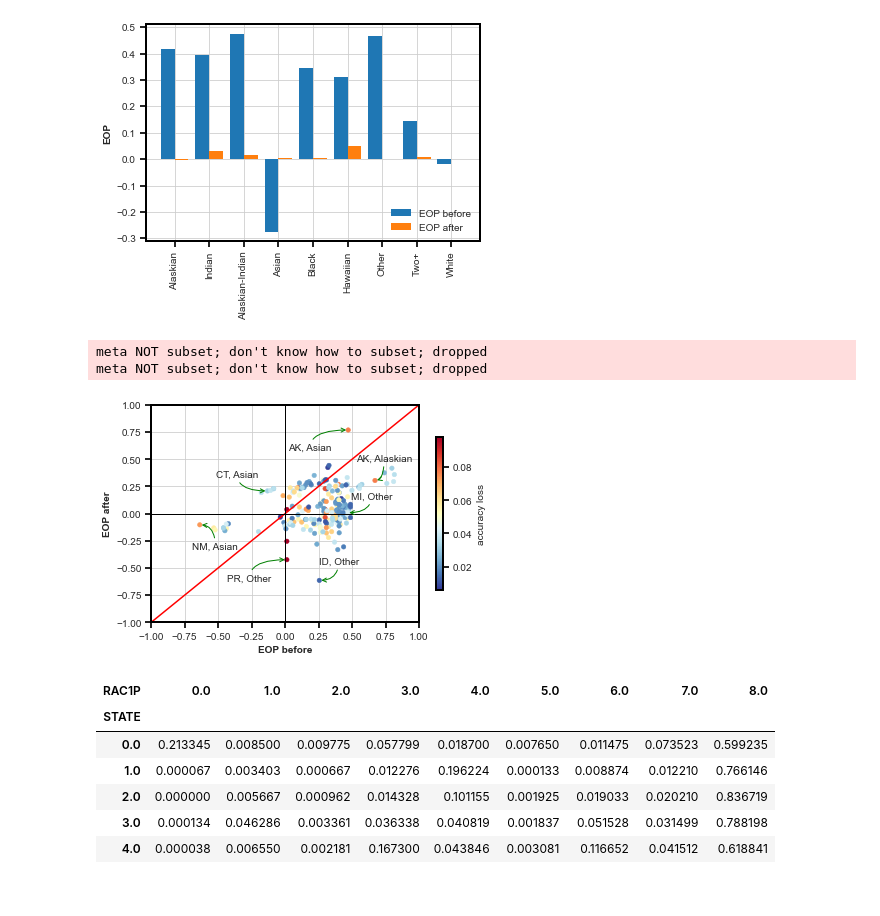
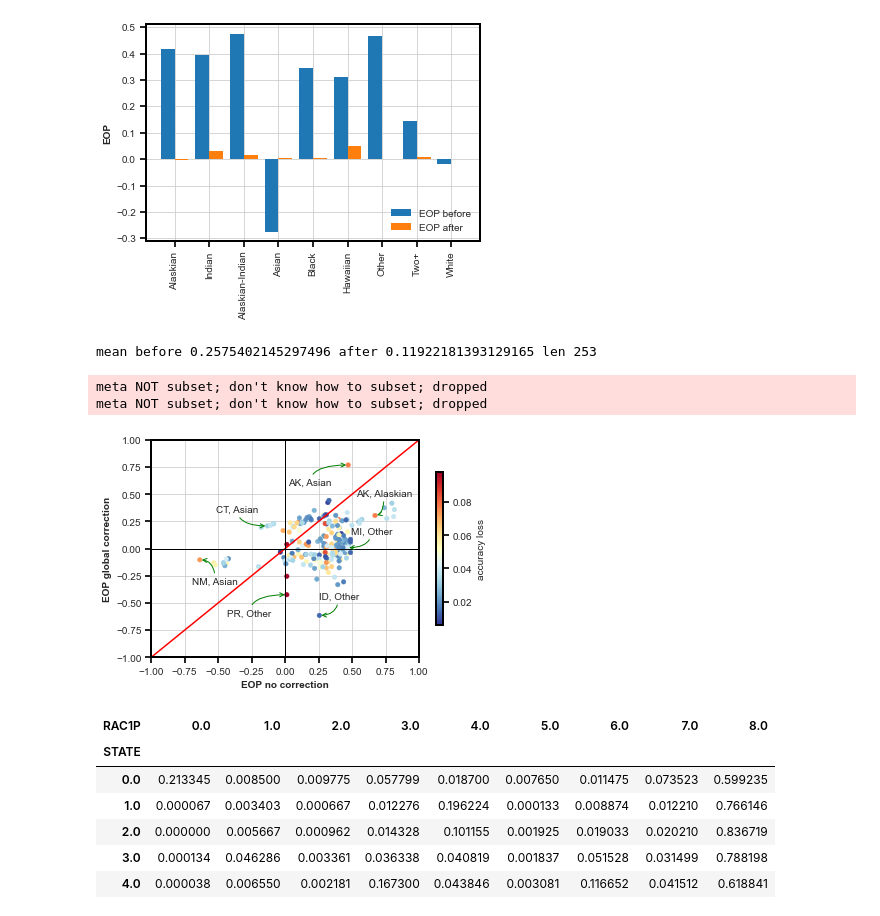
Before and after one commit to ruggieris/DD, a Jupyter notebook: notebooks/dd_sub2022.ipynb, the cells around one changed output. Saved outputs shown, nothing was run; the diff lists cells and outputs as text; code cells hidden in the pictures.

```diff
--- a/notebooks/dd_sub2022.ipynb
+++ b/notebooks/dd_sub2022.ipynb
@@ -383,7 +383,11 @@ def data_plot(disc_b, metric_b, disc_a, metric_a, unpr=False):
             acs.append(acc_diff)
     return xs, ys, descs, acs
 
+xs, ys, descs, acs = data_plot(disc_b, metric_b, disc_a, metric_a, True)
+print('mean before', np.mean([abs(x) for x in xs]), 'after', np.mean([abs(y) for y in ys]), 'len', len(xs))
 xs, ys, descs, acs = data_plot(disc_b, metric_b, disc_a, metric_a)
+# %% [output]
+mean before 0.2575402145297496 after 0.11922181393129165 len 253
 # %%
 # development only
 if False:
@@ -392,42 +396,42 @@ if False:
             print(i, xs[i], ys[i], ys[i]-xs[i], acs[i], descs[i])
 # %%
 plt.scatter(xs, ys, c =acs, linewidths = .5, marker ="o", cmap="RdYlBu_r", s=20)
-plt.xlabel("EOP before", fontweight="bold")
-plt.ylabel("EOP after", fontweight="bold")
+plt.xlabel("EOP no correction", fontweight="bold")
+plt.ylabel("EOP global correction", fontweight="bold")
 plt.xlim([-1, 1])
 plt.ylim([-1, 1])
 plt.axline((0, 0), (1, 1), linewidth=1.5, color='r')
 plt.axline((0, 0), (0, 1), linewidth=1, color='black')
 plt.axline((0, 0), (1, 0), linewidth=1, color='black')
 arrow_properties = dict(color='green', arrowstyle="->", connectionstyle="angle3,angleA=90,angleB=0")
 id = 6 # 6 0.4711111111111111 0.7688888888888888 0.29777777777777775 0.07711651299245603 ('STATE=AK', 'RAC1P=Asian alone')
 plt.annotate("AK, Asian", xy=(xs[id], ys[id]), xycoords='data', xytext=(0.35, 0.65), textcoords='data',
             arrowprops=arrow_properties, horizontalalignment='right', verticalalignment='top')
 id = 88 # 88 0.46383446255264604 0.007605444668253691 -0.45622901788439235 0.024772313296903437 ('STATE=MI', 'RAC1P=Some Other Race alone')
 plt.annotate("MI, Other", xy=(xs[id], ys[id]), xycoords='data', xytext=(0.8, 0.2), textcoords='data',
             arrowprops=arrow_properties, horizontalalignment='right', verticalalignment='top')
 id = 49 # 49 0.2553729456384324 -0.6145526057030481 -0.8699255513414805 0.013528336380255968 ('STATE=ID', 'RAC1P=Some Other Race alone')
 plt.annotate("ID, Other", xy=(xs[id], ys[id]), xycoords='data', xytext=(0.55, -0.4), textcoords='data',
             arrowprops=arrow_properties, horizontalalignment='right', verticalalignment='top')
 id = 202 # 202 0.012861736334405145 -0.4242363344051447 -0.4370980707395498 0.09780830879947655 ('STATE=PR', 'RAC1P=Some Other Race alone')
 plt.annotate("PR, Other", xy=(xs[id], ys[id]), xycoords='data', xytext=(-0.1, -0.55), textcoords='data',
             arrowprops=arrow_properties, horizontalalignment='right', verticalalignment='top')
 id = 31 # 31 -0.13187038726262545 0.2084335351189982 0.34030392238162366 0.032228075612023566 ('STATE=CT', 'RAC1P=Asian alone')
 plt.annotate("CT, Asian", xy=(xs[id], ys[id]), xycoords='data', xytext=(-0.2, 0.4), textcoords='data',
             arrowprops=arrow_properties, horizontalalignment='right', verticalalignment='top')
 id = 123 # 123 -0.6373856209150326 -0.10326797385620912 0.5341176470588235 0.07315365768288418 ('STATE=NM', 'RAC1P=Asian alone')
 plt.annotate("NM, Asian", xy=(xs[id], ys[id]), xycoords='data', xytext=(-0.35, -0.26), textcoords='data',
             arrowprops=arrow_properties, horizontalalignment='right', verticalalignment='top')
 id = 7 # 7 0.7177777777777777 0.3356349206349207 -0.38214285714285706 0.08146639511201637 ('STATE=AK', 'RAC1P=Alaska Native alone')
 plt.annotate("AK, Alaskian", xy=(xs[id], ys[id]), xycoords='data', xytext=(0.95, 0.55), textcoords='data',
             arrowprops=arrow_properties, horizontalalignment='right', verticalalignment='top')
 plt.colorbar(label="accuracy loss", orientation="vertical", shrink=.7)
 plt.savefig('fig1.pdf', bbox_inches='tight', dpi=400)
 plt.show()
 # %% [output]
 meta NOT subset; don't know how to subset; dropped
 meta NOT subset; don't know how to subset; dropped
-[figure, old version]
+[figure, new version]
 # %%
 # Table with distributions of RAC1P by STATE in the training set
 ct = pd.crosstab(X_train['STATE'], X_train['RAC1P'])
```
Also changed, not shown: parts of 23 cells of this notebook.
